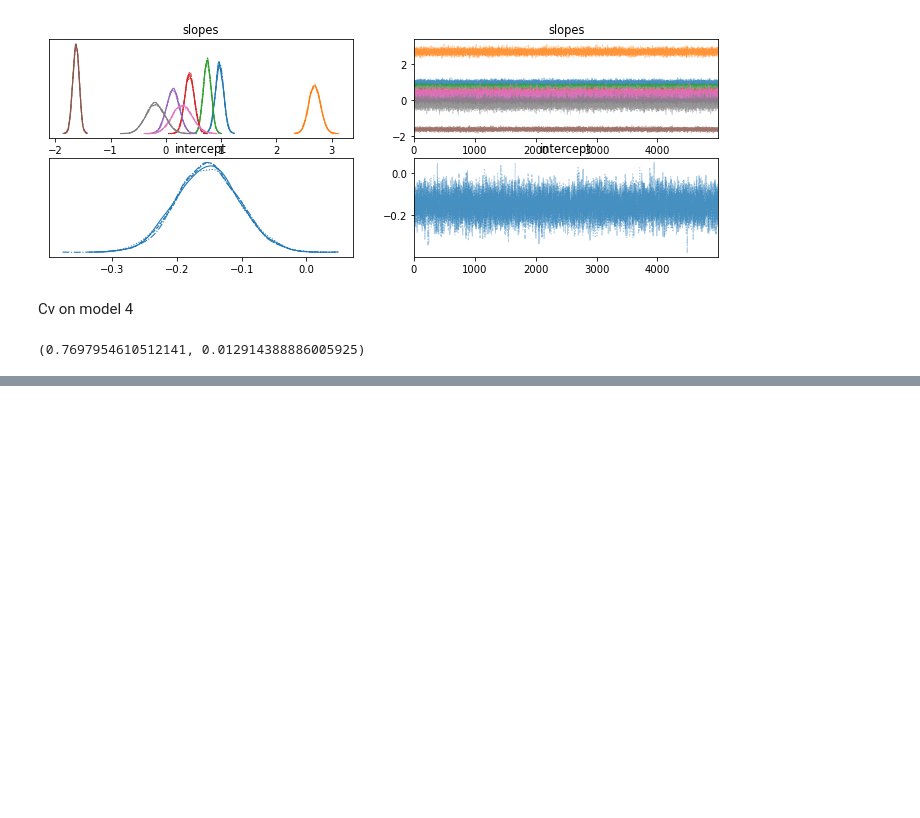
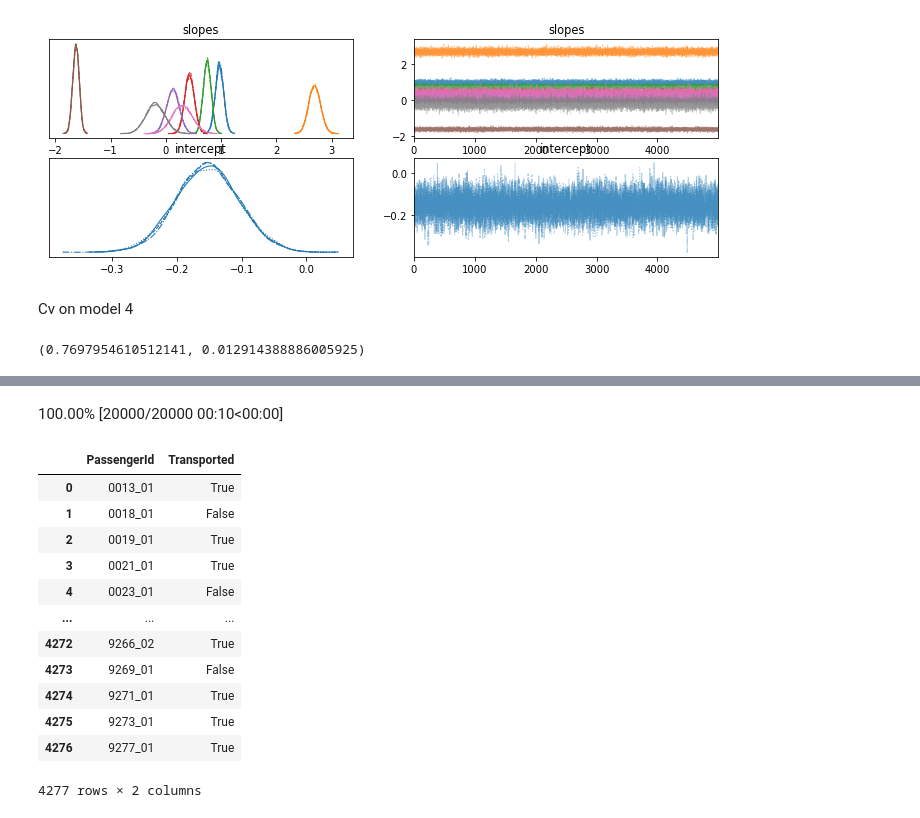
Before and after one commit to DrEntropy/Kaggle, a Jupyter notebook: SpaceshipTitanic/spaceshipTitan.ipynb, the cells around one changed output, grey strips where cells are left out. Cells and saved outputs as stored; diff of their text form; code cells hidden in the pictures; blank space fills up the shorter version.

```diff
--- a/SpaceshipTitanic/spaceshipTitan.ipynb
+++ b/SpaceshipTitanic/spaceshipTitan.ipynb
@@ -977,0 +989,34 @@ acc_cv = [train_and_test(predictors,train_data[train_data["fold"] != i], train_d
+# %%
+# TODO : Move this feature engineering to the first part of this notebook
+
+test_data["CryoSleep:HP_Europa"] = test_data["CryoSleep"].astype("int")*test_data["HP_Europa"]
+test_data["CryoSleep:HP_Mars"] = test_data["CryoSleep"].astype("int")*test_data["HP_Mars"]
+# %%
+
+to_submit = test_data.copy()
+
+with m_4:
+       pm.set_data({"preds":to_submit[predictors]})
+       y_test = pm.sample_posterior_predictive(idata4)
+       (x,y,z) = y_test.posterior_predictive.y.values.shape
+       to_submit['Transported'] = np.mean(y_test.posterior_predictive.y.values.reshape(x*y,-1) ,axis=0)>0.5
+# %% [output]
+100.00% [20000/20000 00:10<00:00]
+# %%
+to_submit = to_submit[['PassengerId', 'Transported']]
+# %%
+to_submit
+# %% [output]
+|  | PassengerId | Transported |
+| 0 | 0013_01 | True |
+| 1 | 0018_01 | False |
+| 2 | 0019_01 | True |
+| 3 | 0021_01 | True |
+| 4 | 0023_01 | False |
+| ... | ... | ... |
+| 4272 | 9266_02 | True |
+| 4273 | 9269_01 | False |
+| 4274 | 9271_01 | True |
+| 4275 | 9273_01 | True |
+| 4276 | 9277_01 | True |
+4277 rows × 2 columns
```
Also changed, not shown: parts of 5 cells of this notebook, 2 other files.
